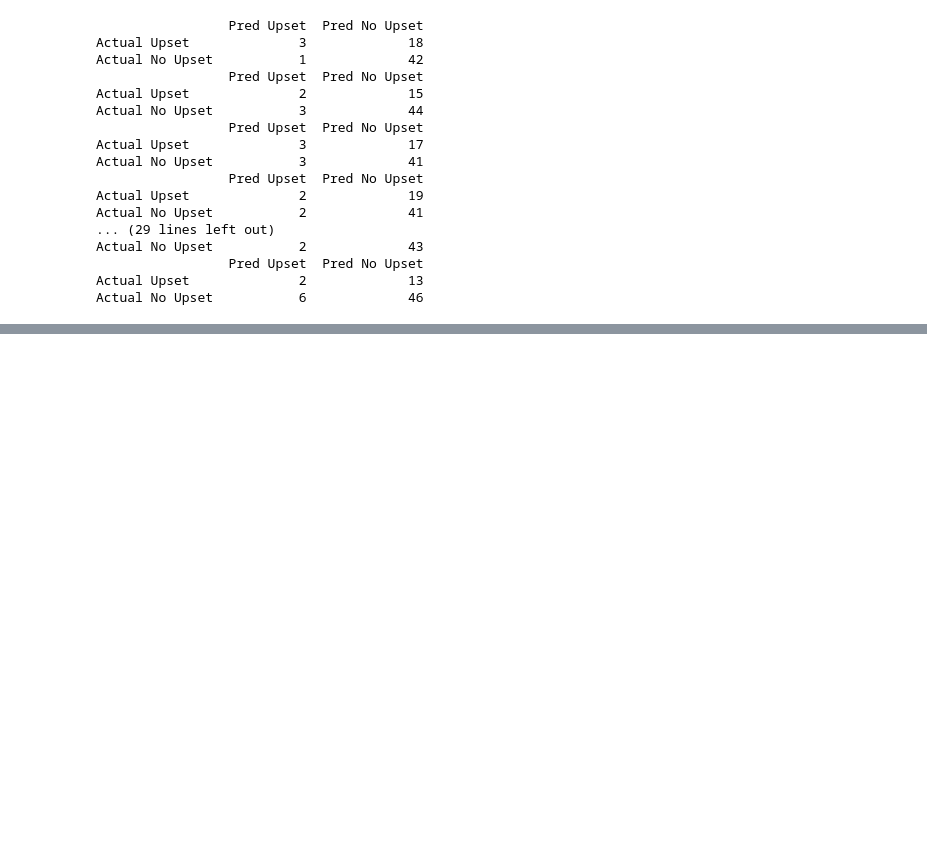
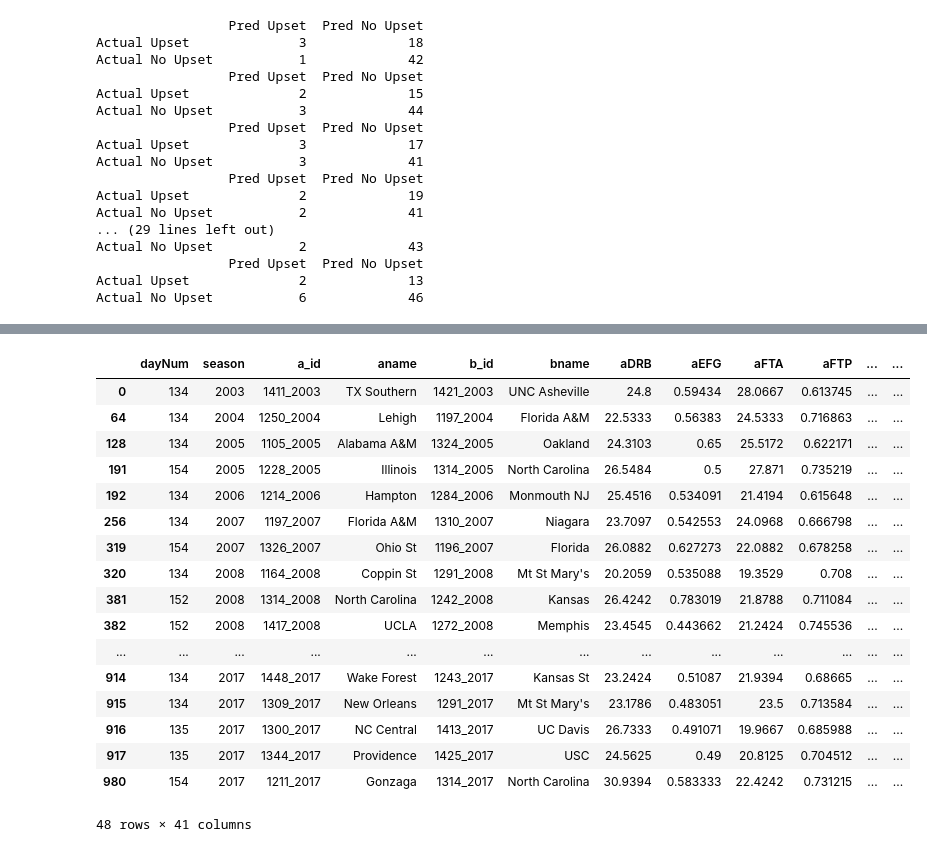
Before and after one commit to dlernz/march_madness, a Jupyter notebook: Predicting March Madness Games using Random Forests.ipynb, the cells around one changed output, grey strips where cells are left out. Drawn from its saved outputs; the diff is of its cells as text; code cells hidden in the pictures; blank space fills up the shorter version.

```diff
--- a/Predicting March Madness Games using Random Forests.ipynb
+++ b/Predicting March Madness Games using Random Forests.ipynb
@@ -594,0 +622,21 @@ def getMatchupData():
+# %%
+sortedMatches
+# %% [output]
+|  | dayNum | season | a_id | aname | b_id | bname | aDRB | aEFG | aFTA | aFTP | ... | ... |
+| 0 | 134 | 2003 | 1411_2003 | TX Southern | 1421_2003 | UNC Asheville | 24.8 | 0.59434 | 28.0667 | 0.613745 | ... | ... |
+| 64 | 134 | 2004 | 1250_2004 | Lehigh | 1197_2004 | Florida A&M | 22.5333 | 0.56383 | 24.5333 | 0.716863 | ... | ... |
+| 128 | 134 | 2005 | 1105_2005 | Alabama A&M | 1324_2005 | Oakland | 24.3103 | 0.65 | 25.5172 | 0.622171 | ... | ... |
+| 191 | 154 | 2005 | 1228_2005 | Illinois | 1314_2005 | North Carolina | 26.5484 | 0.5 | 27.871 | 0.735219 | ... | ... |
+| 192 | 134 | 2006 | 1214_2006 | Hampton | 1284_2006 | Monmouth NJ | 25.4516 | 0.534091 | 21.4194 | 0.615648 | ... | ... |
+| 256 | 134 | 2007 | 1197_2007 | Florida A&M | 1310_2007 | Niagara | 23.7097 | 0.542553 | 24.0968 | 0.666798 | ... | ... |
+| 319 | 154 | 2007 | 1326_2007 | Ohio St | 1196_2007 | Florida | 26.0882 | 0.627273 | 22.0882 | 0.678258 | ... | ... |
+| 320 | 134 | 2008 | 1164_2008 | Coppin St | 1291_2008 | Mt St Mary's | 20.2059 | 0.535088 | 19.3529 | 0.708 | ... | ... |
+| 381 | 152 | 2008 | 1314_2008 | North Carolina | 1242_2008 | Kansas | 26.4242 | 0.783019 | 21.8788 | 0.711084 | ... | ... |
+| 382 | 152 | 2008 | 1417_2008 | UCLA | 1272_2008 | Memphis | 23.4545 | 0.443662 | 21.2424 | 0.745536 | ... | ... |
+| ... | ... | ... | ... | ... | ... | ... | ... | ... | ... | ... | ... | ... |
+| 914 | 134 | 2017 | 1448_2017 | Wake Forest | 1243_2017 | Kansas St | 23.2424 | 0.51087 | 21.9394 | 0.68665 | ... | ... |
+| 915 | 134 | 2017 | 1309_2017 | New Orleans | 1291_2017 | Mt St Mary's | 23.1786 | 0.483051 | 23.5 | 0.713584 | ... | ... |
+| 916 | 135 | 2017 | 1300_2017 | NC Central | 1413_2017 | UC Davis | 26.7333 | 0.491071 | 19.9667 | 0.685988 | ... | ... |
+| 917 | 135 | 2017 | 1344_2017 | Providence | 1425_2017 | USC | 24.5625 | 0.49 | 20.8125 | 0.704512 | ... | ... |
+| 980 | 154 | 2017 | 1211_2017 | Gonzaga | 1314_2017 | North Carolina | 30.9394 | 0.583333 | 22.4242 | 0.731215 | ... | ... |
+48 rows × 41 columns
```
Also changed, not shown: parts of 7 cells of this notebook.
